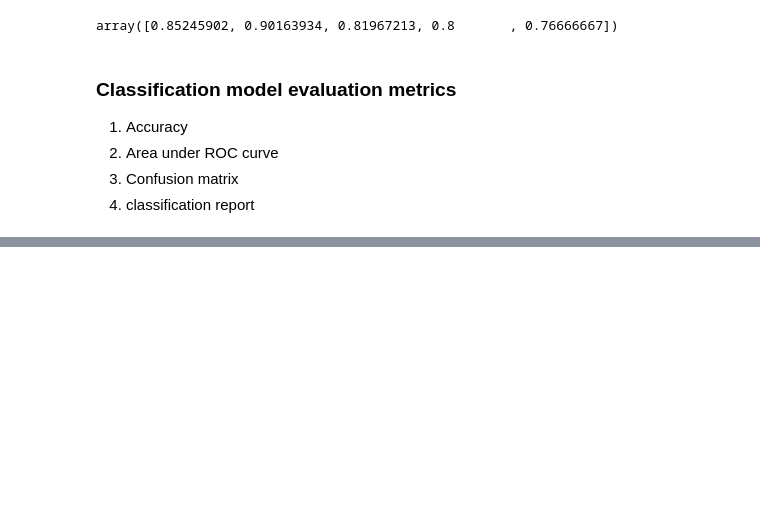
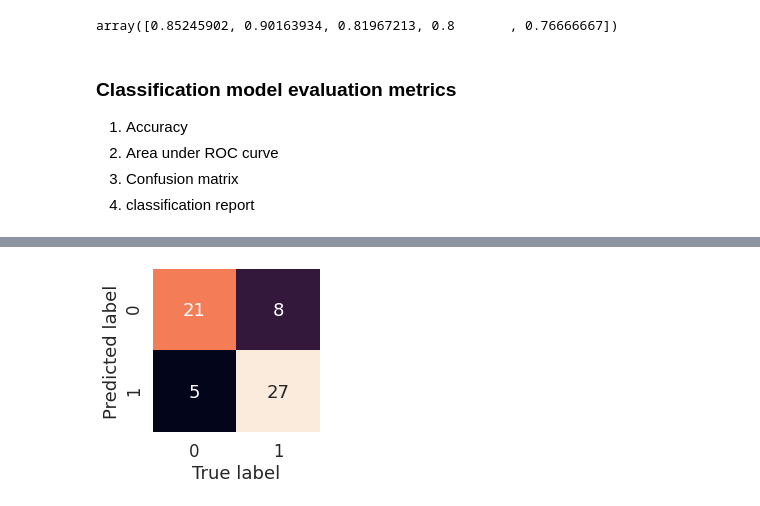
Before and after one commit to Rayani00/python, a Jupyter notebook: MLPerso/Scikit-learn/Introduction-to-scikiit-learn.ipynb, the cells around one changed output, grey strips where cells are left out. Cells and saved outputs as stored; diff of their text form; code cells hidden in the pictures; blank space fills up the shorter version.

```diff
--- a/MLPerso/Scikit-learn/Introduction-to-scikiit-learn.ipynb
+++ b/MLPerso/Scikit-learn/Introduction-to-scikiit-learn.ipynb
@@ -1067,0 +1211,13 @@ heart disease classifier accuracy : 83.46%
+# %%
+# Make our plot more expressive
+def plot_conf_mat(conf_mat) :
+    """ Plot a confusion matrix using Seaborn's heatmap(). """
+    fig, ax = plt.subplots(figsize=(3,3))
+    ax = sns.heatmap(conf_mat,
+                     annot= True, # Annotate the boxes with conf_mat info
+                     cbar= False)
+    plt.xlabel('True label')
+    plt.ylabel('Predicted label')
+plot_conf_mat(conf_mat)
+# %% [output]
+[figure, added]
```
Also changed, not shown: parts of 96 cells of this notebook, 8 other files.
